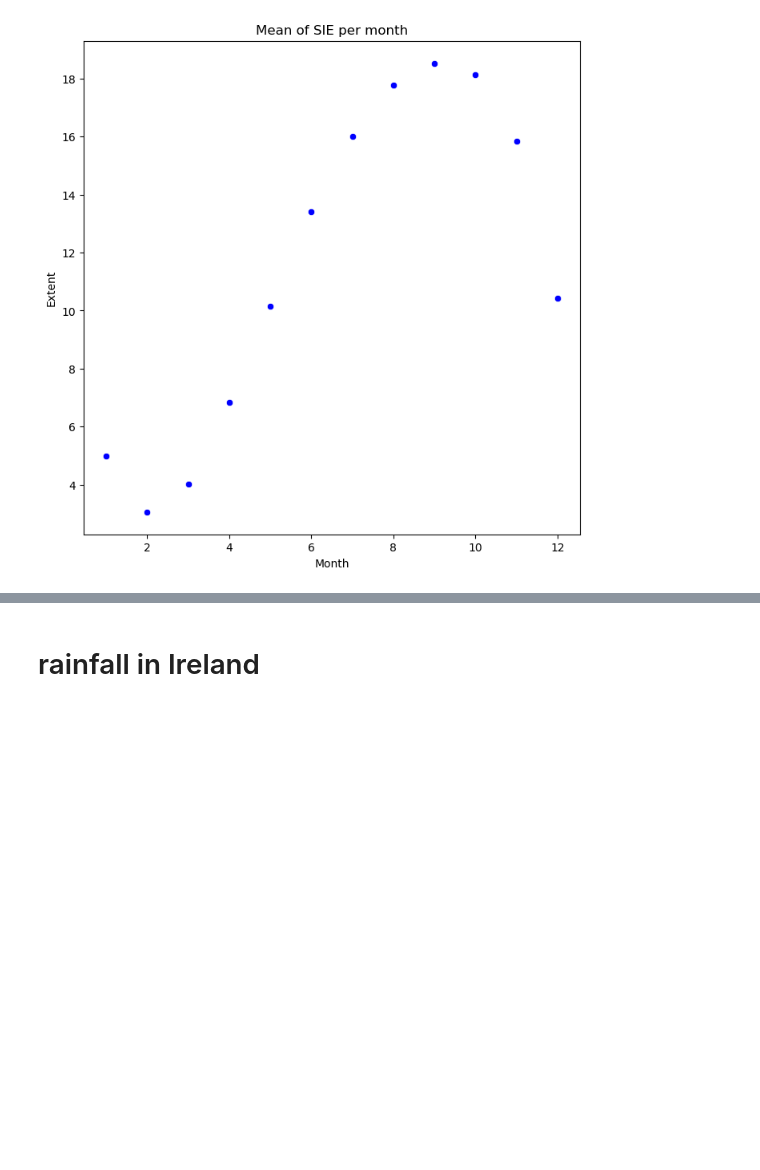
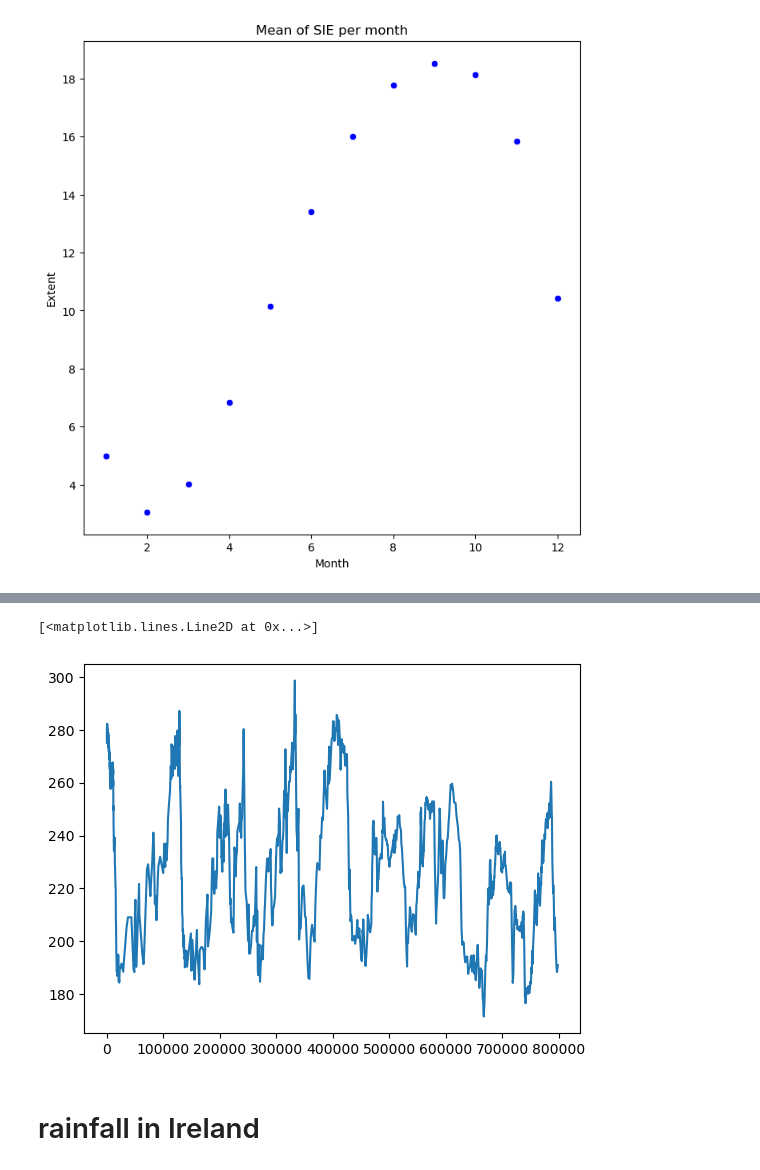
Before and after one commit to keithmmc/pda2, a Jupyter notebook: project2.ipynb, the cells around one changed output, grey strips where cells are left out. Drawn from its saved outputs; the diff is of its cells as text; code cells hidden in the pictures; blank space fills up the shorter version.

```diff
--- a/project2.ipynb
+++ b/project2.ipynb
@@ -141,0 +157,3 @@ plt.show()
+# %%
+dfCO2 = pd.read_excel("data\CO2_Luthi_et_al._2008_Nature.xls", sheet_name="3.  Composite CO2", skiprows=6)
+dfCO2.head()
@@ -142,3 +167,8 @@ plt.show()
+# %%
+plt.plot(dfCO2['EDC3_gas_a (yr)'], dfCO2['CO2 (ppmv)'])
+# %% [output]
+[<matplotlib.lines.Line2D at 0x...>]
+[figure, added]
 # %% [markdown]
 # rainfall in Ireland
 # %% [markdown]
```
Also changed, not shown: parts of 7 cells of this notebook.
